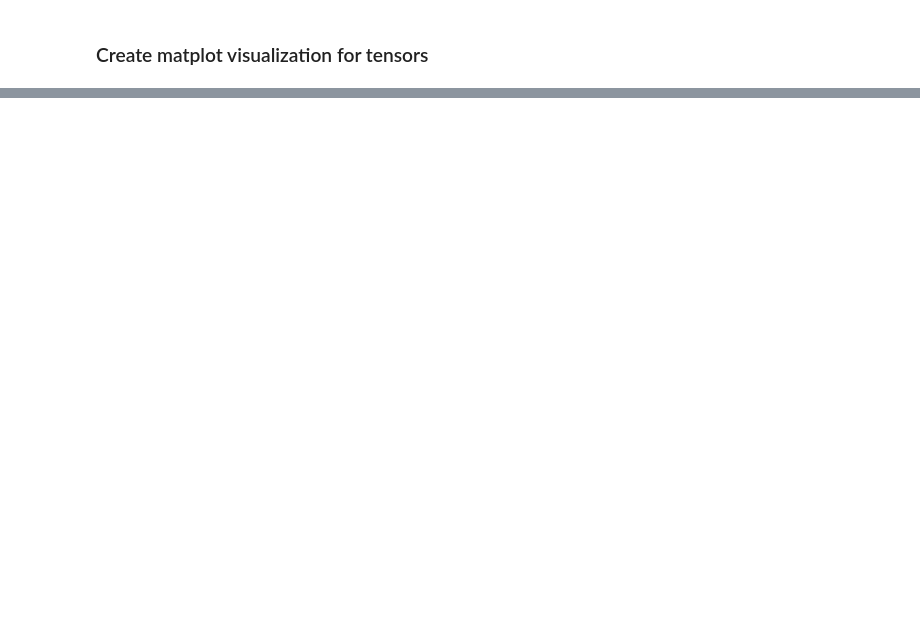
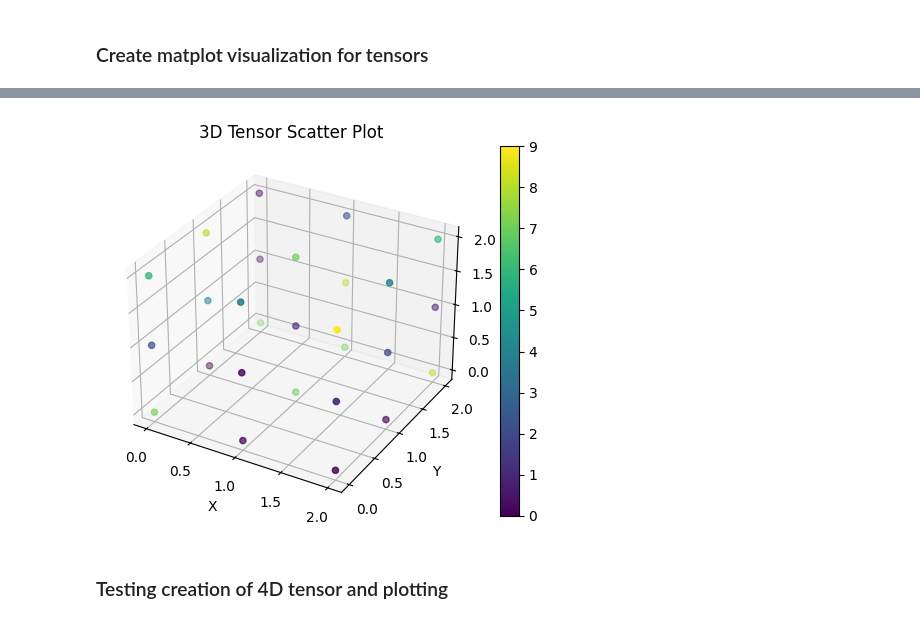
Before and after one commit to pain459/LTF, a Jupyter notebook: practice/00_revision.ipynb, the cells around one changed output, grey strips where cells are left out. Saved outputs shown, nothing was run; the diff lists cells and outputs as text; code cells hidden in the pictures; blank space fills up the shorter version.

```diff
--- a/practice/00_revision.ipynb
+++ b/practice/00_revision.ipynb
@@ -214,0 +203,38 @@ plot_3d_tensor_slices(rank_3, axis=0)
+# %%
+# Function to plot a 3D tensor using scatter plot
+def plot_3d_tensor_scatter(tensor):
+    fig = plt.figure()
+    ax = fig.add_subplot(111, projection='3d')
+
+    # Get the dimensions of the tensor
+    x_dim, y_dim, z_dim = tensor.shape
+
+    # Create coordinate arrays
+    x, y, z = np.indices((x_dim, y_dim, z_dim))
+
+    # Flatten the coordinates and tensor values for scatter plot
+    x = x.flatten()
+    y = y.flatten()
+    z = z.flatten()
+    values = tensor.flatten()
+
+    # Create a scatter plot
+    sc = ax.scatter(x, y, z, c=values, cmap='viridis')
+
+    # Add color bar
+    plt.colorbar(sc)
+
+    # Set labels
+    ax.set_xlabel('X')
+    ax.set_ylabel('Y')
+    ax.set_zlabel('Z')
+    ax.set_title('3D Tensor Scatter Plot')
+
+    plt.show()
+
+# Plot the 3D tensor
+plot_3d_tensor_scatter(rank_3)
+# %% [output]
+[figure, added]
+# %% [markdown]
+### Testing creation of 4D tensor and plotting
```
Also changed, not shown: parts of 7 cells of this notebook.
